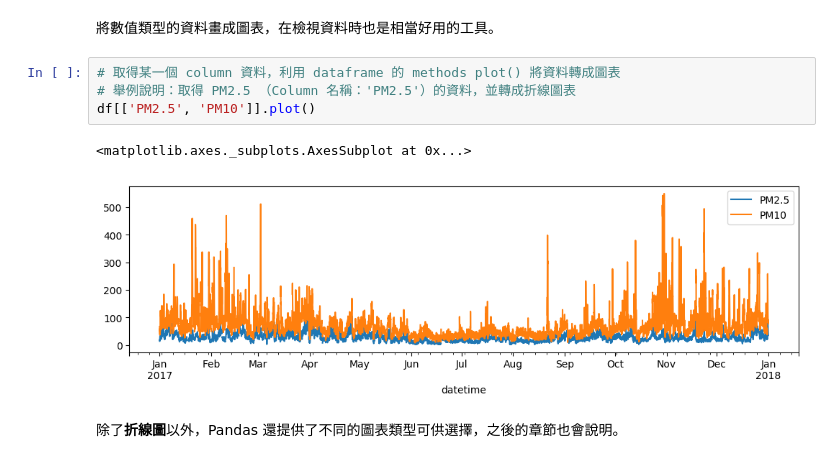
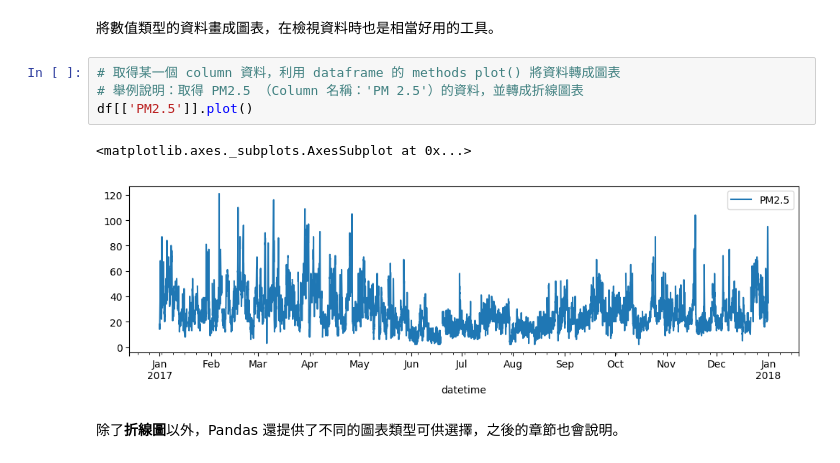
Before and after one commit to VioletVivirand/pandas-tutorial, a Jupyter notebook: Tutorials/Chapter 1 - Read from file.ipynb, the cells around one changed output. Drawn from its saved outputs; the diff is of its cells as text.

Commit message:
Fix query column names to match example, and fix Markdown Table

```diff
--- a/Tutorials/Chapter 1 - Read from file.ipynb
+++ b/Tutorials/Chapter 1 - Read from file.ipynb
@@ -219,10 +219,10 @@ df[['O3', 'CH4', 'PM10']].head()
 將數值類型的資料畫成圖表，在檢視資料時也是相當好用的工具。
 # %%
 # 取得某一個 column 資料，利用 dataframe 的 methods plot() 將資料轉成圖表
-# 舉例說明：取得 PM2.5 （Column 名稱：'PM2.5'）的資料，並轉成折線圖表
-df[['PM2.5', 'PM10']].plot()
+# 舉例說明：取得 PM2.5 （Column 名稱：'PM 2.5'）的資料，並轉成折線圖表
+df[['PM2.5']].plot()
 # %% [output]
 <matplotlib.axes._subplots.AxesSubplot at 0x...>
-[figure, old version]
+[figure, new version]
 # %% [markdown]
 除了**折線圖**以外，Pandas 還提供了不同的圖表類型可供選擇，之後的章節也會說明。
```
Also changed, not shown: parts of 3 cells of this notebook.
